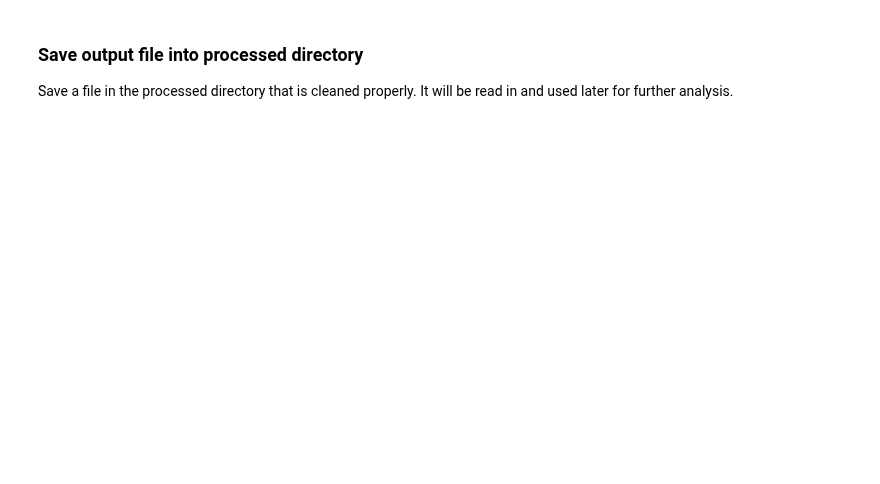
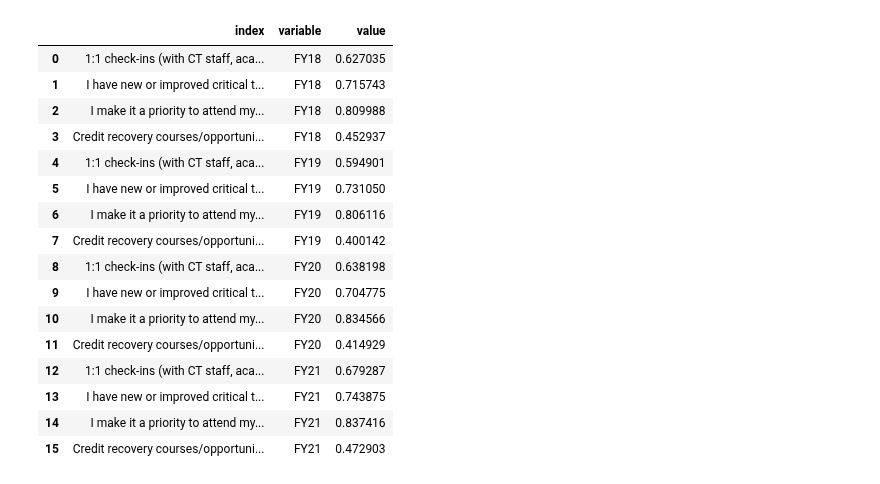
Before and after one commit to College-Track/fy21_hs_survey, a Jupyter notebook: notebooks/scratch_pad.ipynb, the cells around one changed output. Cells and saved outputs as stored; diff of their text form; code cells hidden in the pictures; blank space fills up the shorter version.

```diff
--- a/notebooks/scratch_pad.ipynb
+++ b/notebooks/scratch_pad.ipynb
@@ -111,4 +0,0 @@ df = helpers.clean_column_names(df)
-# %% [markdown]
-### Save output file into processed directory
-
-Save a file in the processed directory that is cleaned properly. It will be read in and used later for further analysis.
@@ -117,0 +1,63 @@ df.to_pickle(summary_file)
+# %%
+import pandas as pd
+import altair as alt
+
+filename = "../data/raw/fy21_hs_survey_analysis.pkl"
+df = pd.read_pickle(filename)
+
+column_df = pd.read_pickle("../data/raw/fy21_hs_survey_columns.pkl")
+
+column_df.loc[:, "original_columns"] = column_df["original_columns"].str.strip()
+
+column_dict = (
+    column_df[["clean_columns", "original_columns"]]
+    .set_index("clean_columns")
+    .to_dict()["original_columns"]
+)
+historical_since_fy18 = pd.read_pickle("../data/interim/positive_growth_since_fy18.pkl")
+
+historical_since_fy18 = historical_since_fy18.rename(index=column_dict)
+
+historical_since_fy20 = pd.read_pickle("../data/interim/positive_growth_since_fy20.pkl")
+
+historical_since_fy20 = historical_since_fy20.rename(index=column_dict)
+
+
+largest_since_fy18 = historical_since_fy18.nlargest(4, "change_from_first")
+smallest_since_fy18 = historical_since_fy18.nsmallest(4, "change_from_first")
+
+largest_since_fy20 = historical_since_fy20.nlargest(4, "change_from_first")
+smallest_since_fy20 = historical_since_fy20.nsmallest(4, "change_from_first")
+
+
+largest_since_fy18.to_pickle("../data/interim/largest_since_fy18.pkl")
+smallest_since_fy18.to_pickle("../data/interim/smallest_since_fy18.pkl")
+largest_since_fy20.to_pickle("../data/interim/largest_since_fy20.pkl")
+smallest_since_fy20.to_pickle("../data/interim/smallest_since_fy20.pkl")
+
+
+# largest_since_fy18_plot = helpers.plot_line_graph(
+#     largest_since_fy18, "Questions With Largest Increase Since FY18"
+# )
+# %%
+_df = pd.melt(largest_since_fy18.iloc[:, :-1], ignore_index=False).reset_index()
+# %%
+_df
+# %% [output]
+|  | index | variable | value |
+| 0 | 1:1 check-ins (with CT staff, aca... | FY18 | 0.627035 |
+| 1 | I have new or improved critical t... | FY18 | 0.715743 |
+| 2 | I make it a priority to attend my... | FY18 | 0.809988 |
+| 3 | Credit recovery courses/opportuni... | FY18 | 0.452937 |
+| 4 | 1:1 check-ins (with CT staff, aca... | FY19 | 0.594901 |
+| 5 | I have new or improved critical t... | FY19 | 0.731050 |
+| 6 | I make it a priority to attend my... | FY19 | 0.806116 |
+| 7 | Credit recovery courses/opportuni... | FY19 | 0.400142 |
+| 8 | 1:1 check-ins (with CT staff, aca... | FY20 | 0.638198 |
+| 9 | I have new or improved critical t... | FY20 | 0.704775 |
+| 10 | I make it a priority to attend my... | FY20 | 0.834566 |
+| 11 | Credit recovery courses/opportuni... | FY20 | 0.414929 |
+| 12 | 1:1 check-ins (with CT staff, aca... | FY21 | 0.679287 |
+| 13 | I have new or improved critical t... | FY21 | 0.743875 |
+| 14 | I make it a priority to attend my... | FY21 | 0.837416 |
+| 15 | Credit recovery courses/opportuni... | FY21 | 0.472903 |
```
Also changed, not shown: parts of 34 cells of this notebook, 18 other files.
